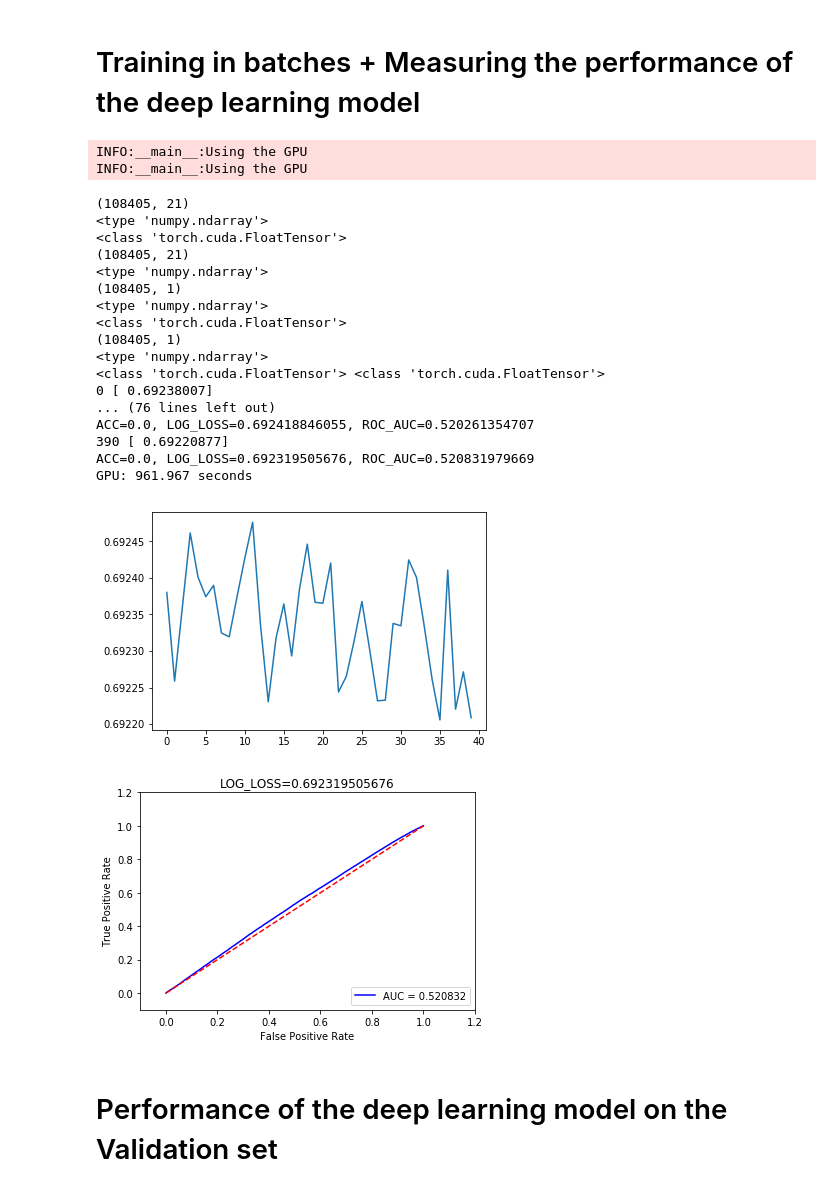
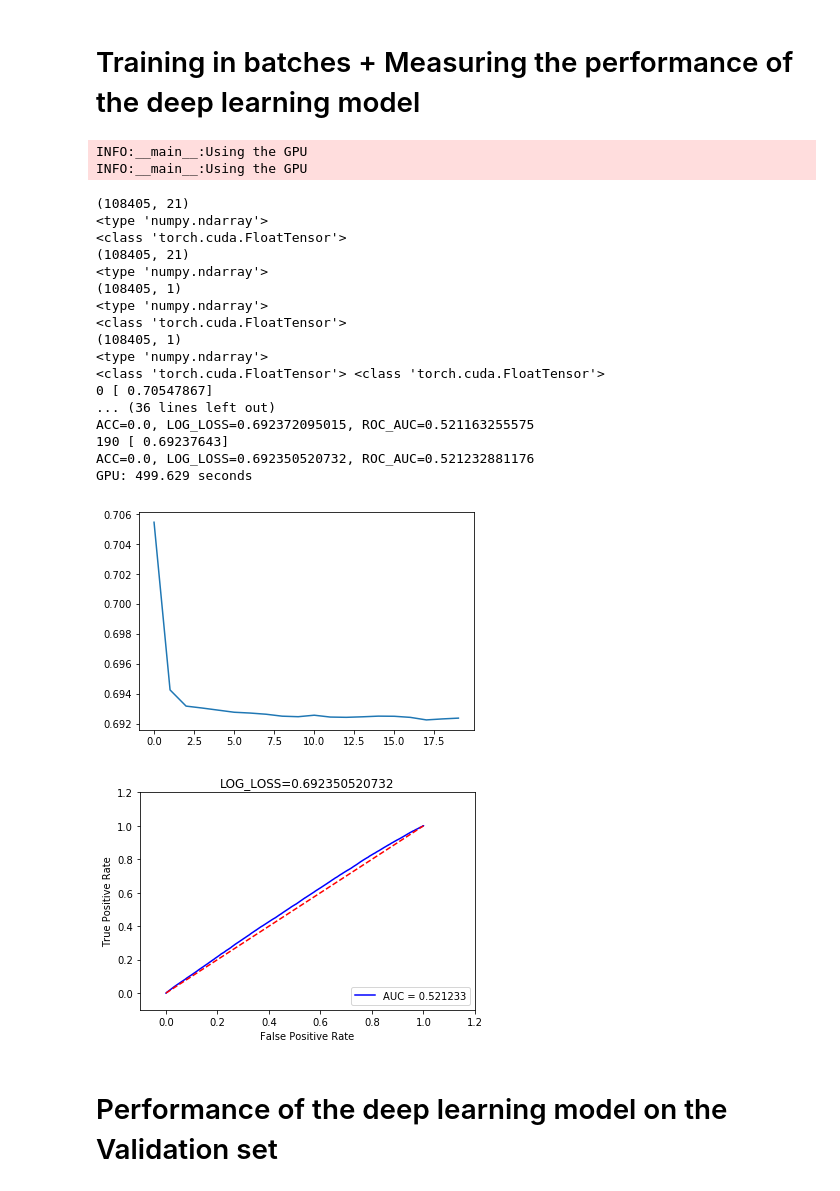
Before and after one commit to sunghoonyang/Deep-Learning-Boot-Camp, a Jupyter notebook: day 02 PyTORCH and PyCUDA/PyTorch/18-PyTorch-NUMER.AI-Binary-Classification-BCELoss.ipynb, the cells around one changed output. Cells and saved outputs as stored; diff of their text form; code cells hidden in the pictures.

```diff
--- a/day 02 PyTORCH and PyCUDA/PyTorch/18-PyTorch-NUMER.AI-Binary-Classification-BCELoss.ipynb
+++ b/day 02 PyTORCH and PyCUDA/PyTorch/18-PyTorch-NUMER.AI-Binary-Classification-BCELoss.ipynb
@@ -411,7 +411,7 @@ class Net2(nn.Module):
         x = self.dis(x)
         return x
 
-hiddenLayer1Size=1432
+hiddenLayer1Size=2560
 hiddenLayer2Size=int(hiddenLayer1Size/8)
 hiddenLayer3Size=int(hiddenLayer1Size/16)
 hiddenLayer4Size=int(hiddenLayer1Size/32)
@@ -580,7 +580,7 @@ INFO:__main__:BCELoss (
 # %%
 import time
 start_time = time.time()
-epochs=400 # change to 1500 for better results
+epochs=200 # change to 1500 for better results
 all_losses = []
 
 X_tensor_train= XnumpyToTensor(trainX)
@@ -621,40 +621,40 @@ print ('{} {:6.3f} seconds'.format('GPU:', end_time-start_time))
 import matplotlib.pyplot as plt
 plt.plot(all_losses)
 plt.show()
 
 false_positive_rate, true_positive_rate, thresholds = roc_curve(target_y,pred_y)
 roc_auc = auc(false_positive_rate, true_positive_rate)
 
 plt.title('LOG_LOSS=' + str(log_loss(target_y, pred_y)))
 plt.plot(false_positive_rate, true_positive_rate, 'b', label='AUC = %0.6f' % roc_auc)
 plt.legend(loc='lower right')
 plt.plot([0, 1], [0, 1], 'r--')
 plt.xlim([-0.1, 1.2])
 plt.ylim([-0.1, 1.2])
 plt.ylabel('True Positive Rate')
 plt.xlabel('False Positive Rate')
 plt.show()
 # %% [output]
 INFO:__main__:Using the GPU
 INFO:__main__:Using the GPU
 (108405, 21)
 <type 'numpy.ndarray'>
 <class 'torch.cuda.FloatTensor'>
 (108405, 21)
 <type 'numpy.ndarray'>
 (108405, 1)
 <type 'numpy.ndarray'>
 <class 'torch.cuda.FloatTensor'>
 (108405, 1)
 <type 'numpy.ndarray'>
 <class 'torch.cuda.FloatTensor'> <class 'torch.cuda.FloatTensor'>
-0 [ 0.69238007]
-... (76 lines left out)
-ACC=0.0, LOG_LOSS=0.692418846055, ROC_AUC=0.520261354707
-390 [ 0.69220877]
-ACC=0.0, LOG_LOSS=0.692319505676, ROC_AUC=0.520831979669
-GPU: 961.967 seconds
+0 [ 0.70547867]
+... (36 lines left out)
+ACC=0.0, LOG_LOSS=0.692372095015, ROC_AUC=0.521163255575
+190 [ 0.69237643]
+ACC=0.0, LOG_LOSS=0.692350520732, ROC_AUC=0.521232881176
+GPU: 499.629 seconds
-[figure, old version]
+[figure, new version]
 [figure]
 # %% [markdown]
 #  Performance of the deep learning model on the Validation set
```
Also changed, not shown: parts of 5 cells of this notebook, 1 other file.
